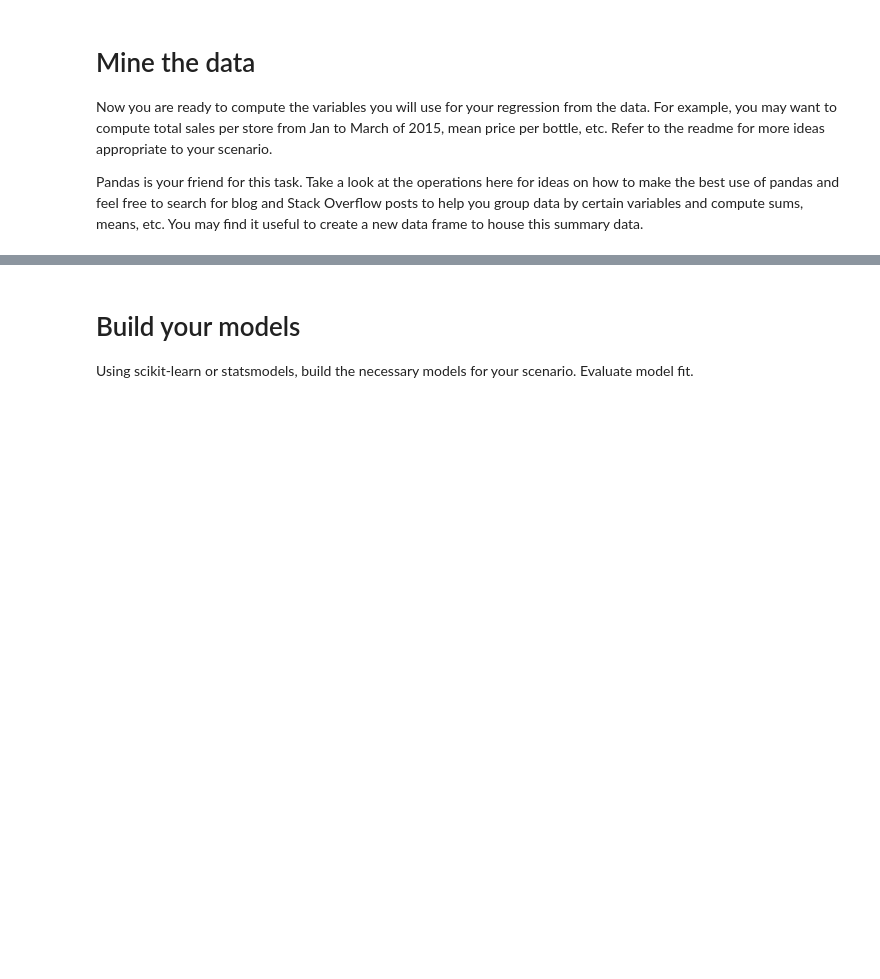
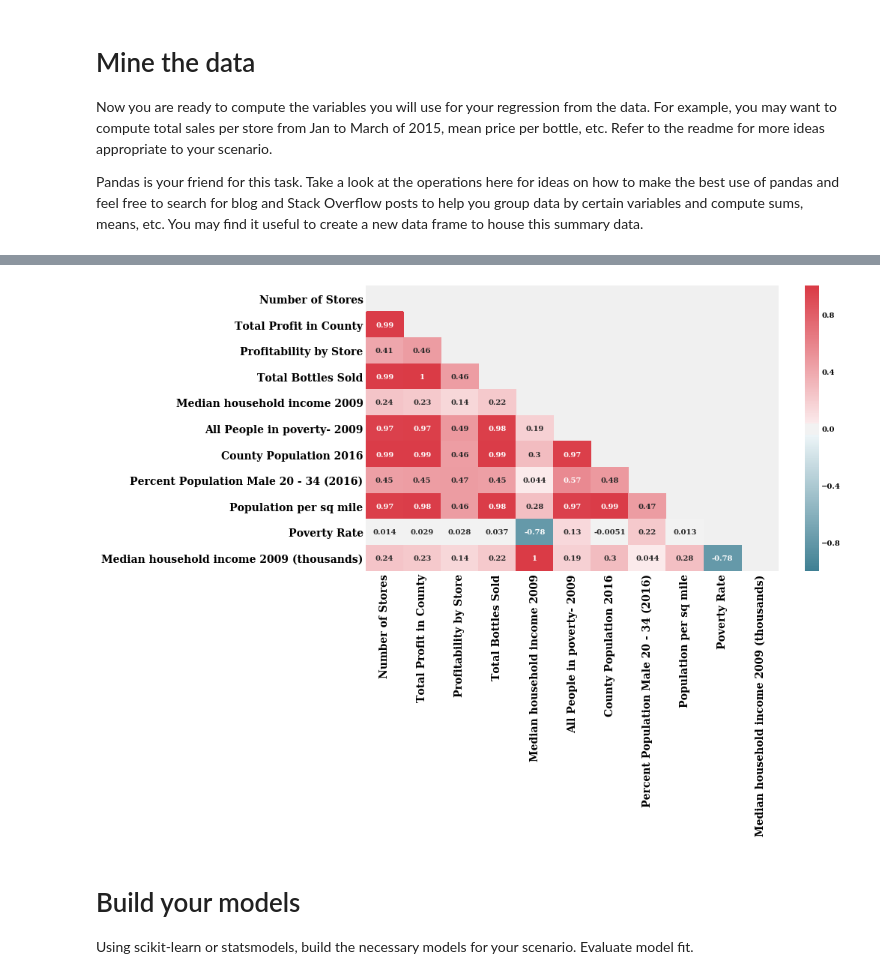
Before and after one commit to slevin886/IowaLiquorSales, a Jupyter notebook: code/Project_2_Iowa.ipynb, the cells around one changed output, grey strips where cells are left out. Drawn from its saved outputs; the diff is of its cells as text; code cells hidden in the pictures; blank space fills up the shorter version.

```diff
--- a/code/Project_2_Iowa.ipynb
+++ b/code/Project_2_Iowa.ipynb
@@ -121,0 +130,3 @@ Look for any statistical relationships, correlations, or other relevant properti
+# %%
+# Creating Profit feature (to be used in stores_by_county dataframe)
+booze_2['Profit'] = (booze_2['State Bottle Retail'] - booze_2['State Bottle Cost']) * booze_2['Bottles Sold']
@@ -121,0 +165,10 @@ Look for any statistical relationships, correlations, or other relevant properti
+# %%
+#Import county demographic data.
+county_demographics = pd.read_csv('../IowaDemographics.csv', index_col=0)
+county_demographics['Areaname'] = county_demographics['Areaname'].str.split(',', expand=True)
+county_demographics.index = county_demographics['Areaname']
+county_demographics = county_demographics.drop('Areaname', axis=1)
+#Creating variable for poverty rate in county_demographics
+county_demographics['Poverty Rate'] = county_demographics['All People in poverty- 2009'] / county_demographics['County Population 2016']
+county_demographics = county_demographics.drop('Median household income 2005', axis=1)
+county_demographics
@@ -122,3 +195,35 @@ Look for any statistical relationships, correlations, or other relevant properti
+# %%
+#Joining data
+new_merged = stores_by_county.join(county_demographics)
+# %%
+#making this by 1000
+new_merged['Median household income 2009 (thousands)'] = new_merged['Median household income 2009'] / 1000
+# %%
+def correlation_heat_map(df):
+    corrs = df.corr()
+
+    # Set the default matplotlib figure size:
+    fig, ax = plt.subplots(figsize=(11,7))
+
+    # Generate a mask for the upper triangle (taken from the Seaborn example gallery):
+    mask = np.zeros_like(corrs, dtype=np.bool)
+    mask[np.triu_indices_from(mask)] = True
+
+    # Plot the heatmap with Seaborn.
+    # Assign the matplotlib axis the function returns. This allow us to resize the labels.
+    cmap = sns.diverging_palette(220, 10, as_cmap=True)
+    ax = sns.heatmap(corrs, mask=mask, annot=True, cmap=cmap, vmin=-1, vmax=1)
+
+    # Resize the labels.
+    ax.set_xticklabels(ax.xaxis.get_ticklabels(), fontsize=14, rotation=90)
+    ax.set_yticklabels(ax.yaxis.get_ticklabels(), fontsize=14, rotation=0)
+
+    # If you put plt.show() at the bottom, it prevents those useless printouts from matplotlib.
+    plt.show()
+
+correlation_heat_map(new_merged)
+# %% [output]
+[figure, added]
 # %% [markdown]
 # Build your models
 
```
Also changed, not shown: parts of 32 cells of this notebook.
